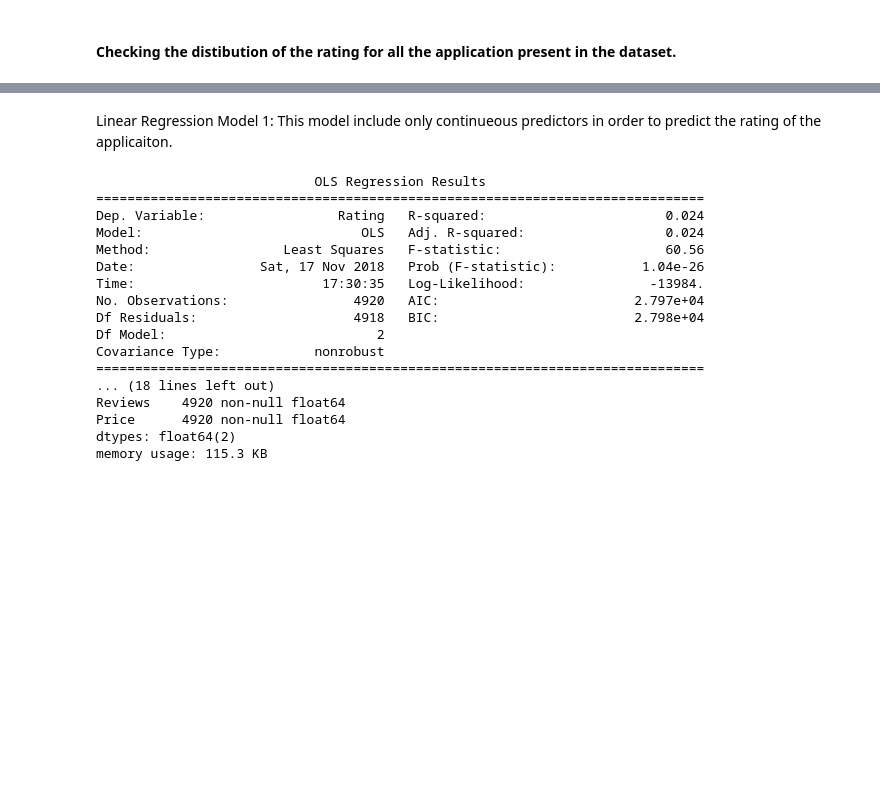
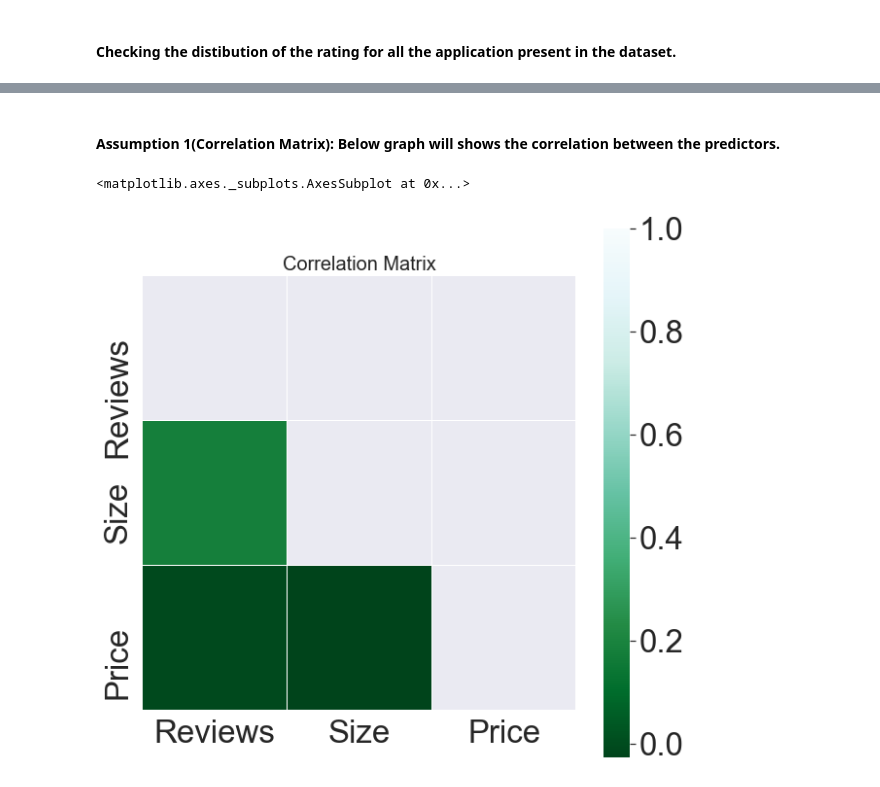
Before and after one commit to axxypatel/Data_Science_Class, a Jupyter notebook: Linear_Regression_Google_PlayStore_Data_A3.ipynb, the cells around one changed output, grey strips where cells are left out. Drawn from its saved outputs; the diff is of its cells as text; code cells hidden in the pictures; blank space fills up the shorter version.

Commit message:
Model designing completed

```diff
--- a/Linear_Regression_Google_PlayStore_Data_A3.ipynb
+++ b/Linear_Regression_Google_PlayStore_Data_A3.ipynb
@@ -59,7 +115,7 @@ google_app_data.drop_duplicates(subset='App', keep='first', inplace=True)
 # %% [markdown]
 # Remove few columns which are not helpful in the application rating pradiction for dataset. Also create new dataframe with dummie variables.
 # %%
-google_app_data.drop(columns=['App', 'Last Updated', 'Current Ver', 'Android Ver'], axis=1, inplace=True)
+google_app_data.drop(columns=['App', 'Last Updated', 'Current Ver', 'Android Ver','Installs'], axis=1, inplace=True)
 google_app_data_with_categories = pd.DataFrame(pd.get_dummies(google_app_data))
 google_app_data_with_categories.info()
 google_app_data.info()
@@ -93,33 +163,13 @@ plt.show()
-# %% [markdown]
-Linear Regression Model 1: This model include only continueous predictors in order to predict the rating of the applicaiton.
-# %%
-google_app_data.head()
-model1_data = google_app_data.drop(columns=['Rating','Category', 'Genres', 'Content Rating', 'Installs', 'Type','Size'])
-Y = google_app_data.Rating
-x1_train, x1_test, y1_train, y1_test = train_test_split(model1_data, Y, test_size=0.3)
-linear_model = LinearRegression()
-linear_model.fit(x1_train,y1_train)
-linear_model.predict(x1_test)
-
-model1_ols = sm.OLS(y1_train, x1_train[['Reviews','Price']])
-model1_metrics = model1_ols.fit()
-print(model1_metrics.summary())
-x1_train.info()
-# %% [output]
-                            OLS Regression Results
-==============================================================================
-Dep. Variable:                 Rating   R-squared:                       0.024
-Model:                            OLS   Adj. R-squared:                  0.024
-Method:                 Least Squares   F-statistic:                     60.56
-Date:                Sat, 17 Nov 2018   Prob (F-statistic):           1.04e-26
-Time:                        17:30:35   Log-Likelihood:                -13984.
-No. Observations:                4920   AIC:                         2.797e+04
-Df Residuals:                    4918   BIC:                         2.798e+04
-Df Model:                           2
-Covariance Type:            nonrobust
-==============================================================================
-... (18 lines left out)
-Reviews    4920 non-null float64
-Price      4920 non-null float64
-dtypes: float64(2)
-memory usage: 115.3 KB
+# %% [markdown]
+#### Assumption 1(Correlation Matrix): Below graph will shows the correlation between the predictors.
+# %%
+full_data = google_app_data.drop(columns=['Rating','Category', 'Genres', 'Content Rating','Type'])
+mask = np.zeros_like(full_data.corr(),dtype=np.bool)
+mask[np.triu_indices_from(mask)] = True
+fig = plt.figure(figsize=(10,10))
+plt.title('Correlation Matrix',fontsize=20)
+sns.set(font_scale=3)
+sns.heatmap(full_data.corr(),linewidths=0.25,vmax=1.0,square=True,cmap="BuGn_r",mask=mask,linecolor='w',cbar={"shrink":.75})
+# %% [output]
+<matplotlib.axes._subplots.AxesSubplot at 0x...>
+[figure, added]
```
Also changed, not shown: parts of 17 cells of this notebook.
